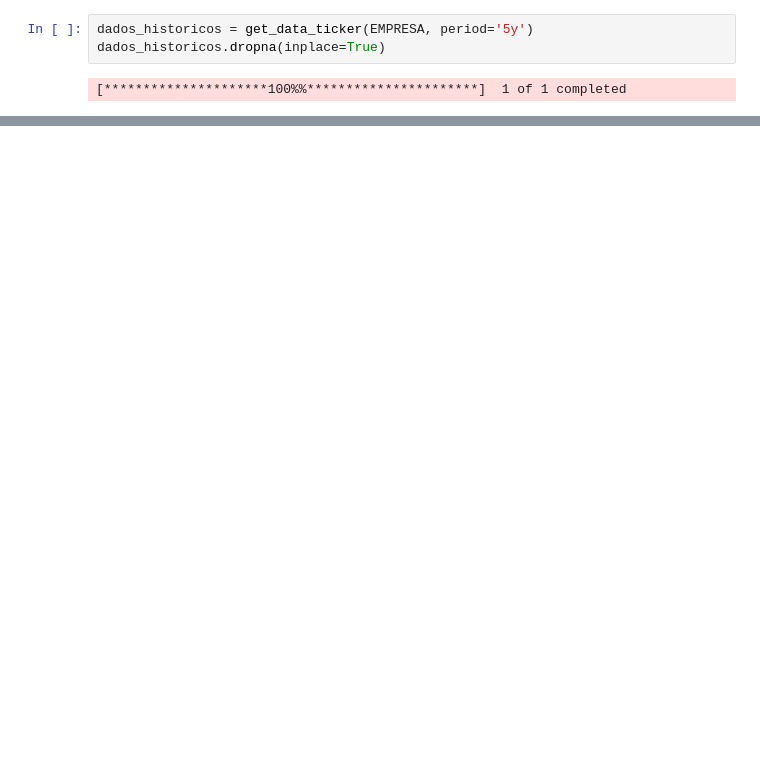
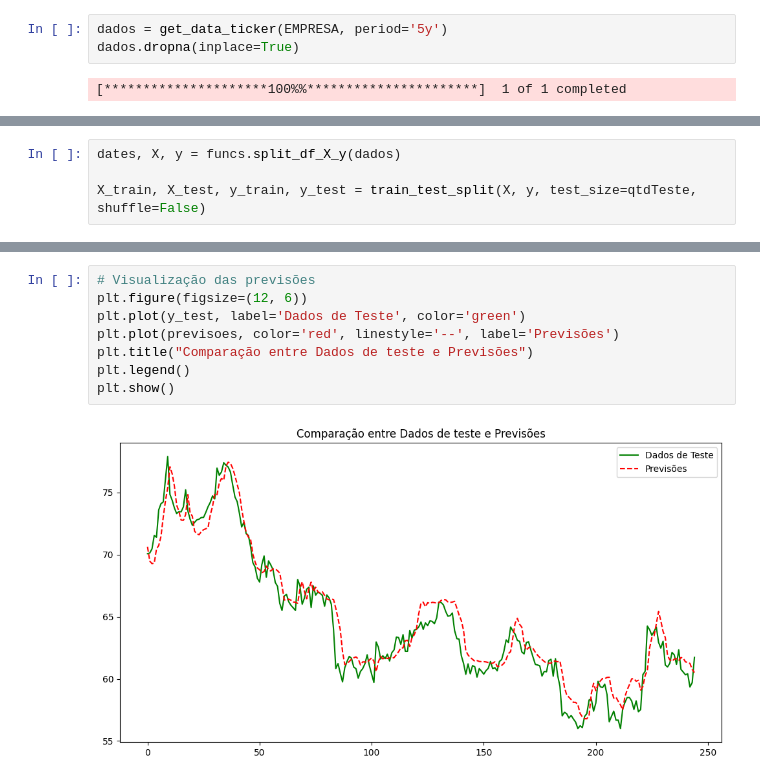
Before and after one commit to tcc-previsao-energia/ml-models, a Jupyter notebook: tcc/tendencia-pedro.ipynb, the cells around one changed output, grey strips where cells are left out. Cells and saved outputs as stored; diff of their text form; blank space fills up the shorter version.

```diff
--- a/tcc/tendencia-pedro.ipynb
+++ b/tcc/tendencia-pedro.ipynb
@@ -22,5 +23,5 @@ janela_movel = 1
 # %%
-dados_historicos = get_data_ticker(EMPRESA, period='5y')
-dados_historicos.dropna(inplace=True)
+dados = get_data_ticker(EMPRESA, period='5y')
+dados.dropna(inplace=True)
 # %% [output]
 [*********************100%%**********************]  1 of 1 completed
@@ -39,0 +28,4 @@ y_treino = y_treino.dropna()
+# %%
+dates, X, y = funcs.split_df_X_y(dados)
+
+X_train, X_test, y_train, y_test = train_test_split(X, y, test_size=qtdTeste, shuffle=False)
@@ -216,0 +139,10 @@ plt.show()
+# %%
+# Visualização das previsões
+plt.figure(figsize=(12, 6))
+plt.plot(y_test, label='Dados de Teste', color='green')
+plt.plot(previsoes, color='red', linestyle='--', label='Previsões')
+plt.title("Comparação entre Dados de teste e Previsões")
+plt.legend()
+plt.show()
+# %% [output]
+[figure, added]
```
Also changed, not shown: parts of 21 cells of this notebook.
